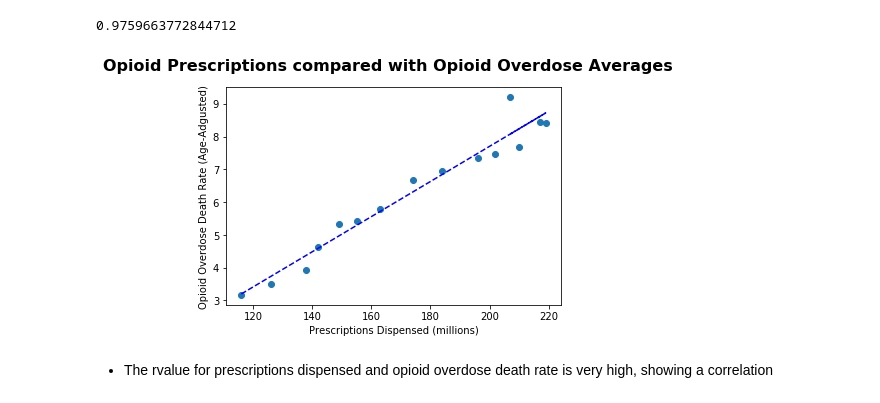
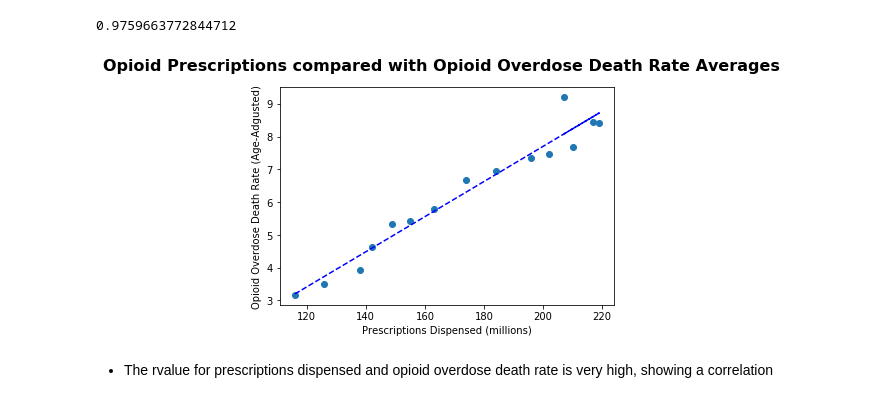
Before and after one commit to Emma-Pang/team_efx_dataproject, a Jupyter notebook: prescription_data/prescriptions_entire_us.ipynb, the cells around one changed output. Cells and saved outputs as stored; diff of their text form; code cells hidden in the pictures.

```diff
--- a/prescription_data/prescriptions_entire_us.ipynb
+++ b/prescription_data/prescriptions_entire_us.ipynb
@@ -162,21 +162,21 @@ rvalue
 # %%
 # Plot data
 fig, ax = plt.subplots()
 
-fig.suptitle("Opioid Prescriptions compared with Opioid Overdose Averages", fontsize=16, fontweight="bold")
+fig.suptitle("Opioid Prescriptions compared with Opioid Overdose Death Rate Averages", fontsize=16, fontweight="bold")
 
 #ax.set_xlim(0, 10)
 #ax.set_ylim(0, 10)
 
 ax.set_xlabel("Prescriptions Dispensed (millions)")
 ax.set_ylabel("Opioid Overdose Death Rate (Age-Adgusted)")
 
 ax.plot(graph_data['Prescriptions Dispensed (millions)'],
         graph_data['Opioid Overdose Death Rate (Age-Adjusted)'], linewidth=0, marker='o')
 ax.plot(graph_data['Prescriptions Dispensed (millions)'], fit, 'b--')
 
 plt.show()
 # %% [output]
-[figure, old version]
+[figure, new version]
 # %% [markdown]
  - The rvalue for prescriptions dispensed and opioid overdose death rate is very high, showing a correlation
```
